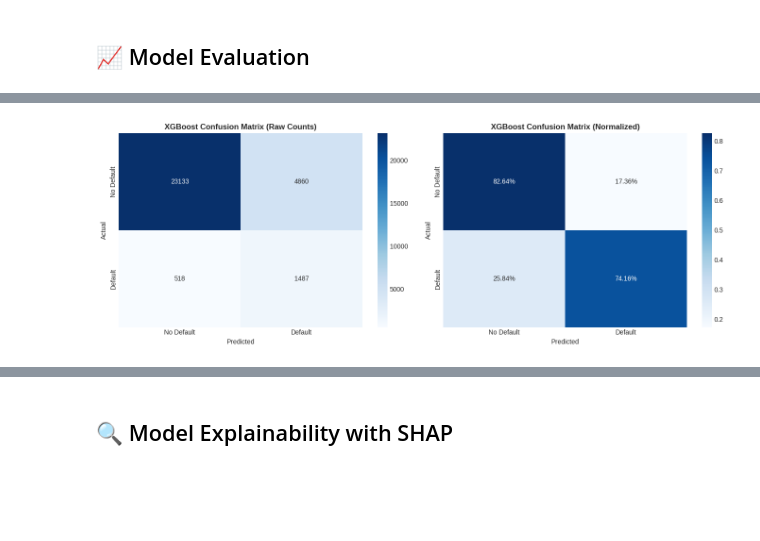
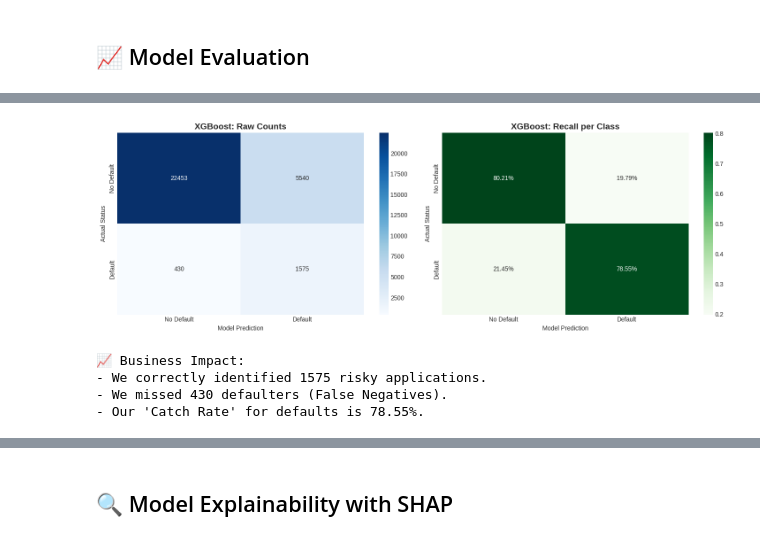
Before and after one commit to CodeWithSrish/credit-risk-intelligence-engine, a Jupyter notebook: credit_risk_intelligence_engine.ipynb, the cells around one changed output, grey strips where cells are left out. Drawn from its saved outputs; the diff is of its cells as text; code cells hidden in the pictures; blank space fills up the shorter version.

```diff
--- a/credit_risk_intelligence_engine.ipynb
+++ b/credit_risk_intelligence_engine.ipynb
@@ -530,16 +563,3 @@ print("✅ Logistic Regression training complete!")
 Random Forest is introduced to capture non-linear relationships and feature interactions that may not be effectively modeled by linear approaches. By combining multiple decision trees, Random Forest reduces variance and improves robustness while handling complex patterns in financial data.
 
 This model serves as an intermediate benchmark between interpretable linear models and more advanced gradient boosting techniques, allowing comparison of performance improvements gained through ensemble learning.
-# %%
-rf_model = RandomForestClassifier(
-    n_estimators=200,
-    max_depth=10,
-    class_weight='balanced',
-    random_state=42,
-    n_jobs=-1
-)
-
-print("🚀 Training Random Forest model...")
-rf_model.fit(X_train_scaled, y_train)
-
-print("✅ Random Forest training complete!")
@@ -748,26 +818,36 @@ Given these characteristics, XGBoost is used for subsequent analysis, including
 # %%
-# Confusion Matrix
-fig, axes = plt.subplots(1, 2, figsize=(14, 5))
+# Calculating matrices
+cm = confusion_matrix(y_test, xgb_pred)
+cm_norm = confusion_matrix(y_test, xgb_pred, normalize='true')
 
-# Raw confusion matrix
-cm = confusion_matrix(y_test, y_pred)
+fig, axes = plt.subplots(1, 2, figsize=(15, 5))
+labels = ['No Default', 'Default']
+
+# 1. Raw Counts (The "Impact" Plot)
 sns.heatmap(cm, annot=True, fmt='d', cmap='Blues', ax=axes[0],
-            xticklabels=['No Default', 'Default'],
-            yticklabels=['No Default', 'Default'])
-axes[0].set_title('XGBoost Confusion Matrix (Raw Counts)', fontweight='bold')
-axes[0].set_ylabel('Actual')
-axes[0].set_xlabel('Predicted')
+            xticklabels=labels, yticklabels=labels)
+axes[0].set_title('XGBoost: Raw Counts', fontsize=14, fontweight='bold')
 
-# Normalized confusion matrix
-cm_norm = cm.astype('float') / cm.sum(axis=1)[:, np.newaxis]
-sns.heatmap(cm_norm, annot=True, fmt='.2%', cmap='Blues', ax=axes[1],
-            xticklabels=['No Default', 'Default'],
-            yticklabels=['No Default', 'Default'])
-axes[1].set_title('XGBoost Confusion Matrix (Normalized)', fontweight='bold')
-axes[1].set_ylabel('Actual')
-axes[1].set_xlabel('Predicted')
+# 2. Normalized (The "Efficiency" Plot)
+sns.heatmap(cm_norm, annot=True, fmt='.2%', cmap='Greens', ax=axes[1],
+            xticklabels=labels, yticklabels=labels)
+axes[1].set_title('XGBoost: Recall per Class', fontsize=14, fontweight='bold')
+
+for ax in axes:
+    ax.set_ylabel('Actual Status')
+    ax.set_xlabel('Model Prediction')
 
 plt.tight_layout()
 plt.show()
+
+# --- Business Summary ---
+print(f"📈 Business Impact:")
+print(f"- We correctly identified {cm[1][1]} risky applications.")
+print(f"- We missed {cm[1][0]} defaulters (False Negatives).")
+print(f"- Our 'Catch Rate' for defaults is {cm_norm[1][1]:.2%}.")
 # %% [output]
-[figure, old version]
+[figure, new version]
+📈 Business Impact:
+- We correctly identified 1575 risky applications.
+- We missed 430 defaulters (False Negatives).
+- Our 'Catch Rate' for defaults is 78.55%.
```
Also changed, not shown: parts of 77 cells of this notebook.
